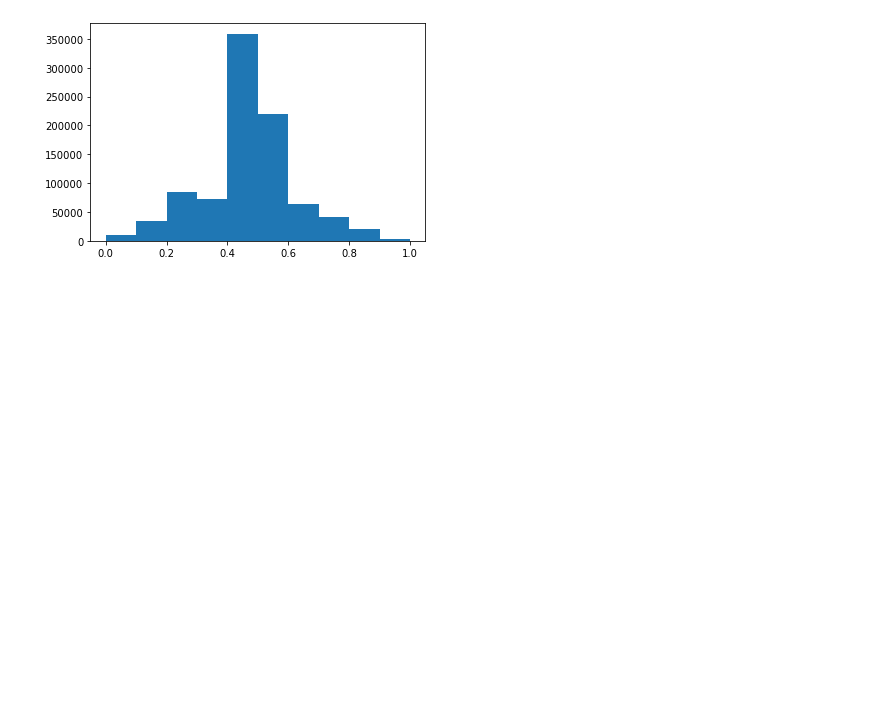
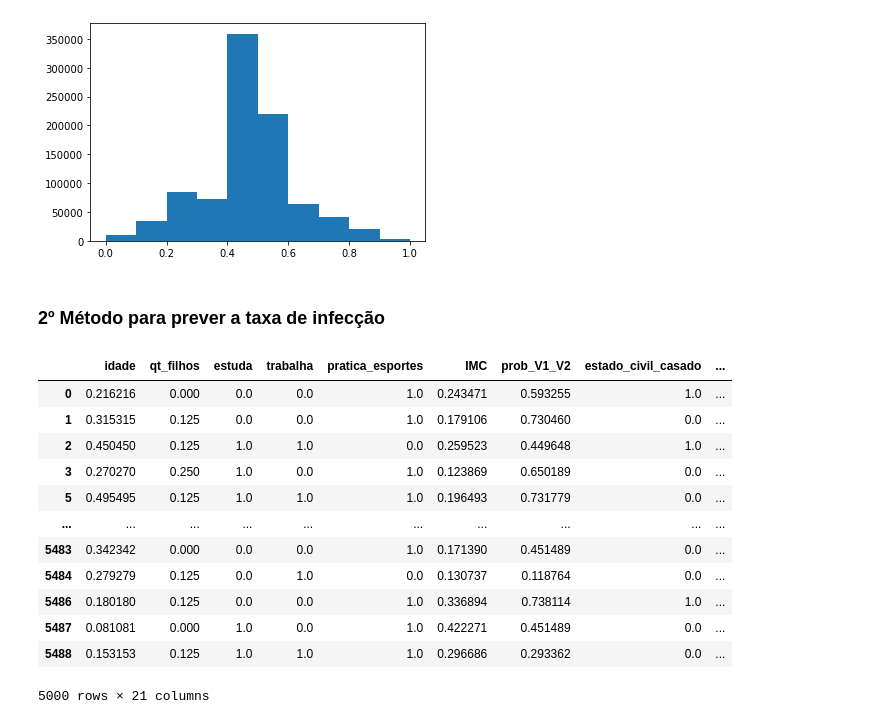
Before and after one commit to vitormarquesds/NEO, a Jupyter notebook: main_script.ipynb, the cells around one changed output. Cells and saved outputs as stored; diff of their text form; code cells hidden in the pictures; blank space fills up the shorter version.

```diff
--- a/main_script.ipynb
+++ b/main_script.ipynb
@@ -322,5 +327,24 @@ plt.hist(df_temp01['prob_V1_V2'])
 plt.show()
 # %% [output]
 [figure]
+# %% [markdown]
+### 2º Método para prever a taxa de infecção
+# %%
+df_temp02 = df_temp01.iloc[:5000,:]
+df_temp02
+# %% [output]
+|  | idade | qt_filhos | estuda | trabalha | pratica_esportes | IMC | prob_V1_V2 | estado_civil_casado | ... |
+| 0 | 0.216216 | 0.000 | 0.0 | 0.0 | 1.0 | 0.243471 | 0.593255 | 1.0 | ... |
+| 1 | 0.315315 | 0.125 | 0.0 | 0.0 | 1.0 | 0.179106 | 0.730460 | 0.0 | ... |
+| 2 | 0.450450 | 0.125 | 1.0 | 1.0 | 0.0 | 0.259523 | 0.449648 | 1.0 | ... |
+| 3 | 0.270270 | 0.250 | 1.0 | 0.0 | 1.0 | 0.123869 | 0.650189 | 0.0 | ... |
+| 5 | 0.495495 | 0.125 | 1.0 | 1.0 | 1.0 | 0.196493 | 0.731779 | 0.0 | ... |
+| ... | ... | ... | ... | ... | ... | ... | ... | ... | ... |
+| 5483 | 0.342342 | 0.000 | 0.0 | 0.0 | 1.0 | 0.171390 | 0.451489 | 0.0 | ... |
+| 5484 | 0.279279 | 0.125 | 0.0 | 1.0 | 0.0 | 0.130737 | 0.118764 | 0.0 | ... |
+| 5486 | 0.180180 | 0.125 | 0.0 | 0.0 | 1.0 | 0.336894 | 0.738114 | 1.0 | ... |
+| 5487 | 0.081081 | 0.000 | 1.0 | 0.0 | 1.0 | 0.422271 | 0.451489 | 0.0 | ... |
+| 5488 | 0.153153 | 0.125 | 1.0 | 1.0 | 1.0 | 0.296686 | 0.293362 | 0.0 | ... |
+5000 rows × 21 columns
 # %%
 # Informando a target
```
Also changed, not shown: parts of 28 cells of this notebook, 2 other files.
